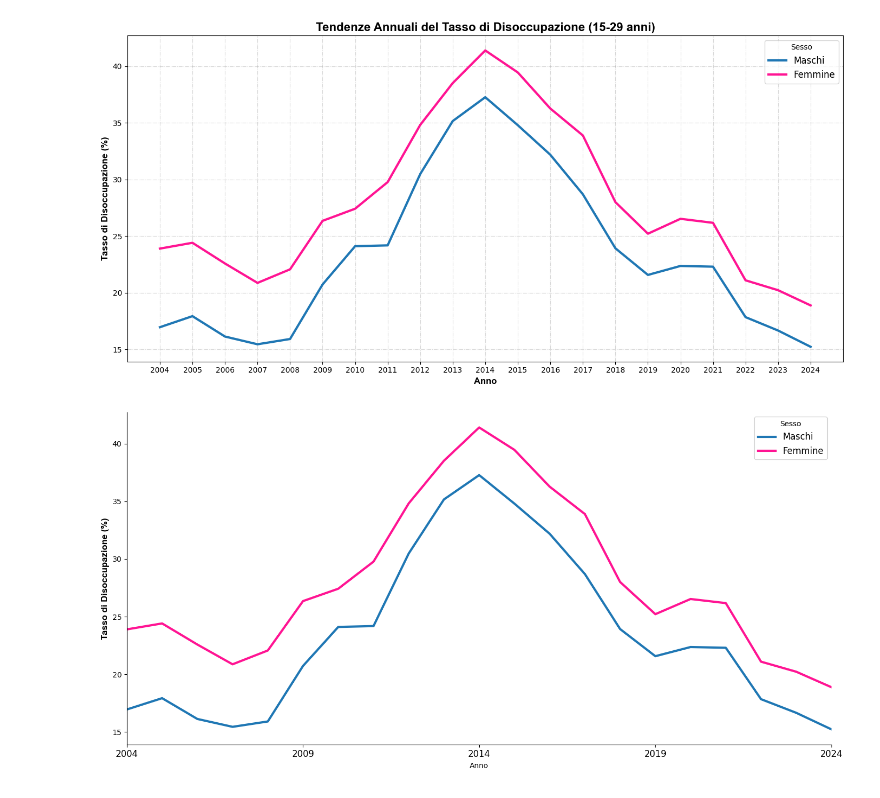
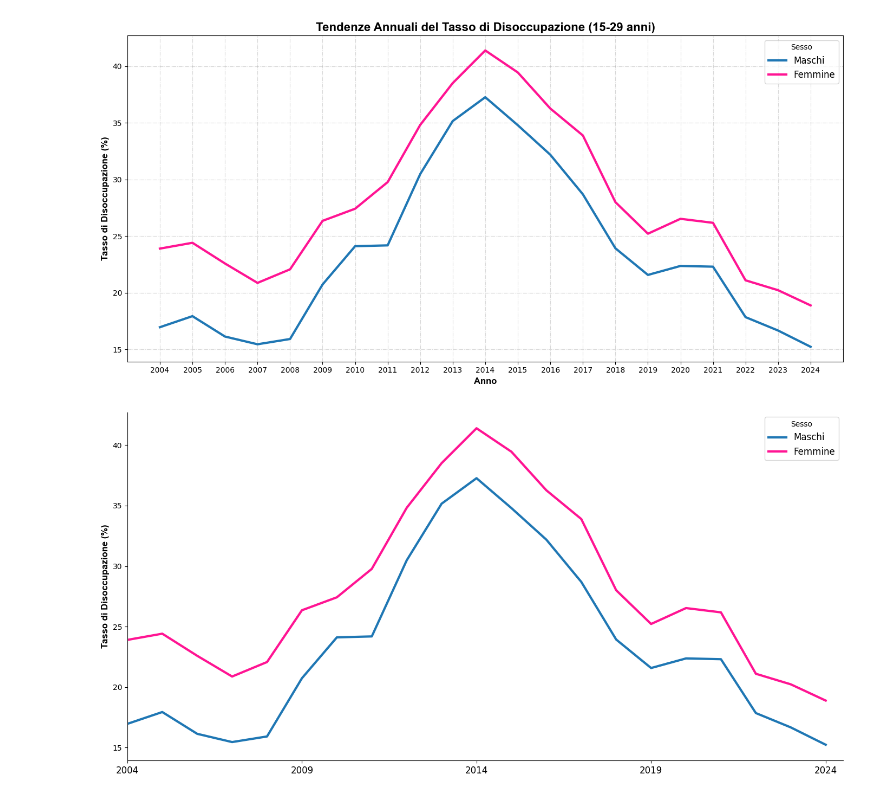
Before and after one commit to lauri14/progetto_visualizzazione_scientifica, a Jupyter notebook: progetto.ipynb, the cells around one changed output. Cells and saved outputs as stored; diff of their text form; code cells hidden in the pictures.

```diff
--- a/progetto.ipynb
+++ b/progetto.ipynb
@@ -69,9 +69,12 @@ import seaborn as sns
 
 # Caricare i due dataset (uno per 15-24 anni e l'altro per 18-29 anni)
 
+file_path_15_24 = './disoccupazione giovanile 15-24.csv' # Sostituisci con il percorso del primo file
+file_path_18_29 = './disoccupazione giovanile 18-29.csv'  # Sostituisci con il percorso del secondo file
+
 # Caricare i dati
-# data_15_24 = pd.read_csv(file_path_15_24)
-# data_18_29 = pd.read_csv(file_path_18_29)
+data_15_24 = pd.read_csv(file_path_15_24)
+data_18_29 = pd.read_csv(file_path_18_29)
 
 # Filtrare le colonne rilevanti
 data_15_24_filtered = data_15_24[['TIME', 'Sesso', 'Value']].dropna()
@@ -97,32 +100,33 @@ pivot_combined_data = aggregated_combined_data.pivot(index='Anno', columns='Sess
 plt.figure(figsize=(14, 7))
 
 # Linee personalizzate per maschi e femmine (15-29 anni)
 sns.lineplot(data=pivot_combined_data['maschi'], label='Maschi', color='#1f77b4', linewidth=3)
 sns.lineplot(data=pivot_combined_data['femmine'], label='Femmine', color='#ff1493', linewidth=3)
 
 # Aggiungi titolo e etichette
 plt.ylabel('Tasso di Disoccupazione (%)', fontsize=12, fontweight='bold', family='Arial')
+plt.xlabel("") # Rimuovere l'etichetta dell'asse x
 
 # Impostare le etichette dell'asse x ogni 5 anni, dal 2004 al 2024
 xticks = [year for year in range(2004, 2025, 5)]
 plt.xticks(ticks=xticks, labels=xticks, fontsize=12)
 
 # Legenda
 plt.legend(title='Sesso', loc='upper right', fontsize=12)
 
 # Aggiustamenti per una visualizzazione migliore
 plt.tight_layout()
 
 # Impostare i limiti dell'asse X in modo che non ci sia spazio vuoto
 # plt.xlim([2004, None])
-plt.xlim([2004, combined_data['Anno'].max()])
+plt.xlim([2004, combined_data['Anno'].max() + 0.5])  # Aggiunge un anno come margine
 
 
 # Rimuovere gli assi superiore e destro
 plt.gca().spines['top'].set_visible(False)
 plt.gca().spines['right'].set_visible(False)
 
 # Mostrare il grafico
 plt.show()
 # %% [output]
-[figure, old version]
+[figure, new version]
```
Also changed, not shown: parts of 8 cells of this notebook, 2 other files.
